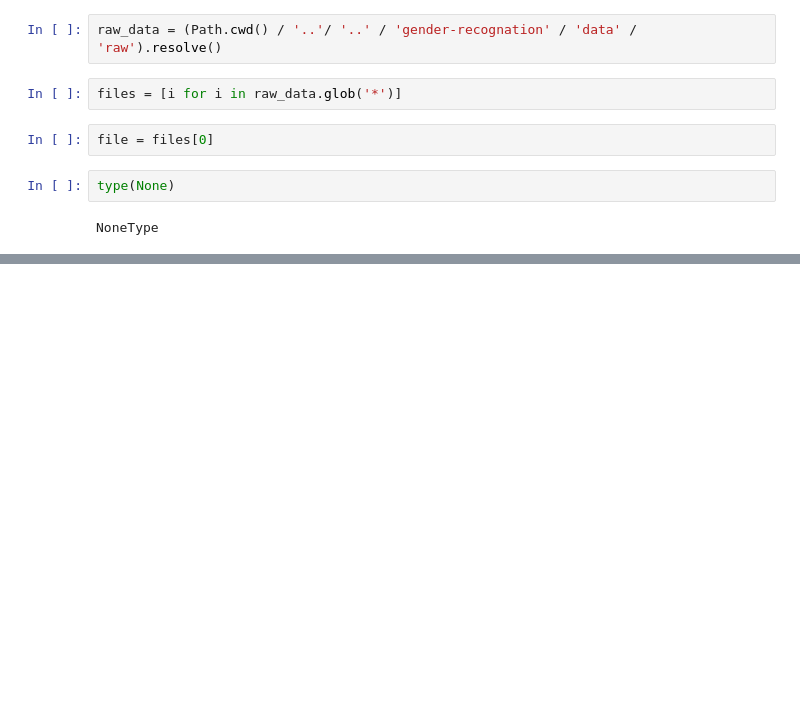
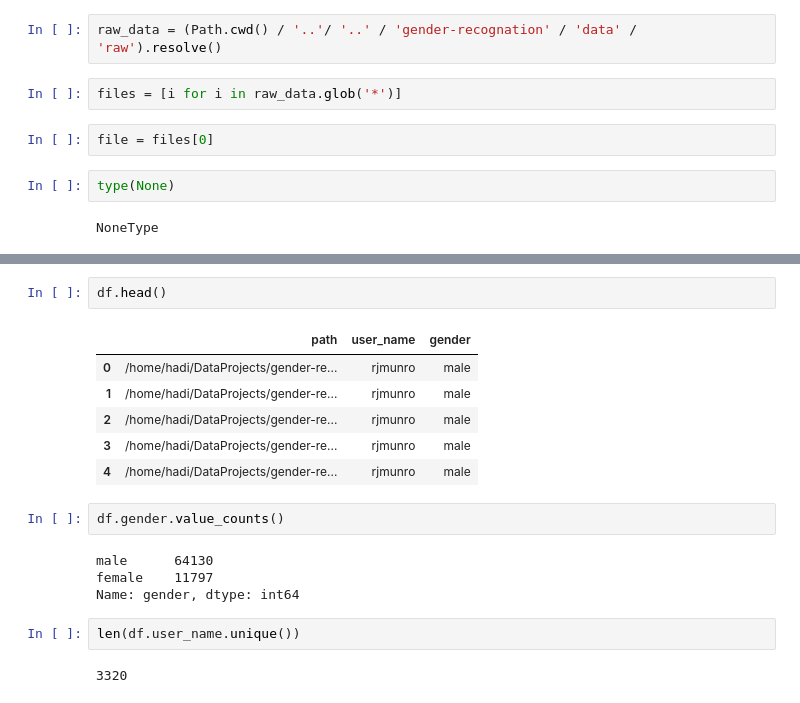
Before and after one commit to hadi-gharibi/gender-recognition-by-voice, a Jupyter notebook: explore/make_dataset/Untitled.ipynb, the cells around one changed output, grey strips where cells are left out. Saved outputs shown, nothing was run; the diff lists cells and outputs as text; blank space fills up the shorter version.

```diff
--- a/explore/make_dataset/Untitled.ipynb
+++ b/explore/make_dataset/Untitled.ipynb
@@ -13,0 +62,19 @@ NoneType
+# %%
+df.head()
+# %% [output]
+|  | path | user_name | gender |
+| 0 | /home/hadi/DataProjects/gender-re... | rjmunro | male |
+| 1 | /home/hadi/DataProjects/gender-re... | rjmunro | male |
+| 2 | /home/hadi/DataProjects/gender-re... | rjmunro | male |
+| 3 | /home/hadi/DataProjects/gender-re... | rjmunro | male |
+| 4 | /home/hadi/DataProjects/gender-re... | rjmunro | male |
+# %%
+df.gender.value_counts()
+# %% [output]
+male      64130
+female    11797
+Name: gender, dtype: int64
+# %%
+len(df.user_name.unique())
+# %% [output]
+3320
```
Also changed, not shown: parts of 19 cells of this notebook, 1 other file.
